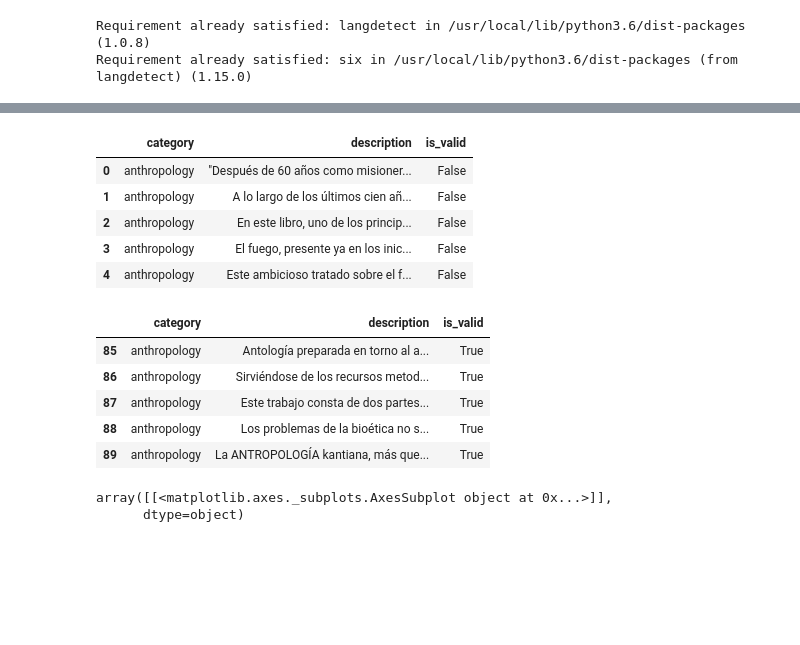
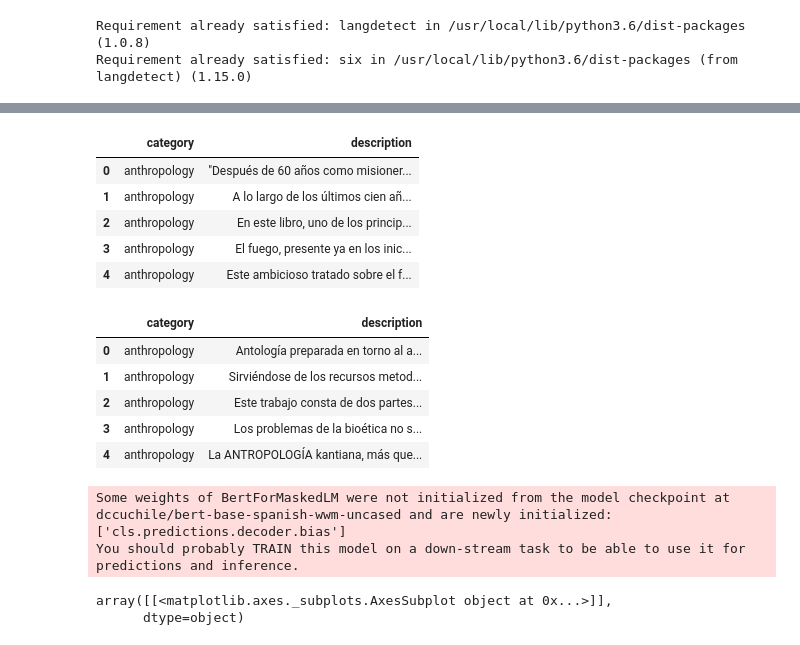
Before and after one commit to alejandraberbesi/TLAC_model, a Jupyter notebook: src/model_HF.ipynb, the cells around one changed output, grey strips where cells are left out. Cells and saved outputs as stored; diff of their text form; code cells hidden in the pictures; blank space fills up the shorter version.

Commit message:
tokenization, encoding, creating of tensors...on-behalf-of @:Tu-Libro-a-Ciegas

```diff
--- a/src/model_HF.ipynb
+++ b/src/model_HF.ipynb
@@ -59,25 +72,26 @@ cat_count['acum'] = cat_count['count'].cumsum()
 cat_count['init_idx'] = cat_count['acum'] - cat_count['count']
 cat_count['train_idx'] = cat_count['init_idx'] + cat_count['training']
 # %%
-# creating training set with 75% of data per category
+# --> creating training set with 75% of data per category
 train_set = pd.DataFrame(data=None, columns=df.columns)
 for i in range(len(cat_count)):
     i_idx = int(cat_count.iloc[i, 3])
     f_idx = int(cat_count.iloc[i, 4])
     train_set = train_set.append(df.iloc[i_idx:f_idx, :])
 
 train_set_f = train_set.loc[:, ['category', 'description']]
-train_set_f['is_valid']=False
+train_set_f=train_set_f.reset_index(drop=True)
+#train_set_f['is_valid']=False
 train_set_f.iloc[0:5,]
 # %% [output]
-|  | category | description | is_valid |
-| 0 | anthropology | "Después de 60 años como misioner... | False |
-| 1 | anthropology | A lo largo de los últimos cien añ... | False |
-| 2 | anthropology | En este libro, uno de los princip... | False |
-| 3 | anthropology | El fuego, presente ya en los inic... | False |
-| 4 | anthropology | Este ambicioso tratado sobre el f... | False |
+|  | category | description |
+| 0 | anthropology | "Después de 60 años como misioner... |
+| 1 | anthropology | A lo largo de los últimos cien añ... |
+| 2 | anthropology | En este libro, uno de los princip... |
+| 3 | anthropology | El fuego, presente ya en los inic... |
+| 4 | anthropology | Este ambicioso tratado sobre el f... |
 # %%
-# creating validation set with 25% of data per category
+# --> creating validation set with 25% of data per category
 val_set = pd.DataFrame(data=None, columns=df.columns)
 for i in range(len(cat_count)):
     i_idx = int(cat_count.iloc[i, 4])
@@ -85,12 +99,13 @@ for i in range(len(cat_count)):
     val_set = val_set.append(df.iloc[i_idx:f_idx, :])
 
 val_set_f = val_set.loc[:, ['category', 'description']]
-val_set_f['is_valid']=True
+val_set_f=val_set_f.reset_index(drop=True)
+#val_set_f['is_valid']=True
 val_set_f.iloc[0:5,]
 # %% [output]
-|  | category | description | is_valid |
-| 85 | anthropology | Antología preparada en torno al a... | True |
-| 86 | anthropology | Sirviéndose de los recursos metod... | True |
-| 87 | anthropology | Este trabajo consta de dos partes... | True |
-| 88 | anthropology | Los problemas de la bioética no s... | True |
-| 89 | anthropology | La ANTROPOLOGÍA kantiana, más que... | True |
+|  | category | description |
+| 0 | anthropology | Antología preparada en torno al a... |
+| 1 | anthropology | Sirviéndose de los recursos metod... |
+| 2 | anthropology | Este trabajo consta de dos partes... |
+| 3 | anthropology | Los problemas de la bioética no s... |
+| 4 | anthropology | La ANTROPOLOGÍA kantiana, más que... |
@@ -99,7 +116,8 @@ dff = pd.concat([train_set_f, val_set_f]).reset_index(drop=True)
 # %%
-# create the tokenizer and the model
-
-tokenizer = BertTokenizer.from_pretrained("pytorch/", do_lower_case=False)
-model = BertForMaskedLM.from_pretrained("pytorch/")
-#model.eval()
+# --> create the tokenizer and the model
+tokenizer = AutoTokenizer.from_pretrained("dccuchile/bert-base-spanish-wwm-uncased")
+model = AutoModelWithLMHead.from_pretrained("dccuchile/bert-base-spanish-wwm-uncased")
+# %% [output]
+Some weights of BertForMaskedLM were not initialized from the model checkpoint at dccuchile/bert-base-spanish-wwm-uncased and are newly initialized: ['cls.predictions.decoder.bias']
+You should probably TRAIN this model on a down-stream task to be able to use it for predictions and inference.
 # %%
```
Also changed, not shown: parts of 18 cells of this notebook.
